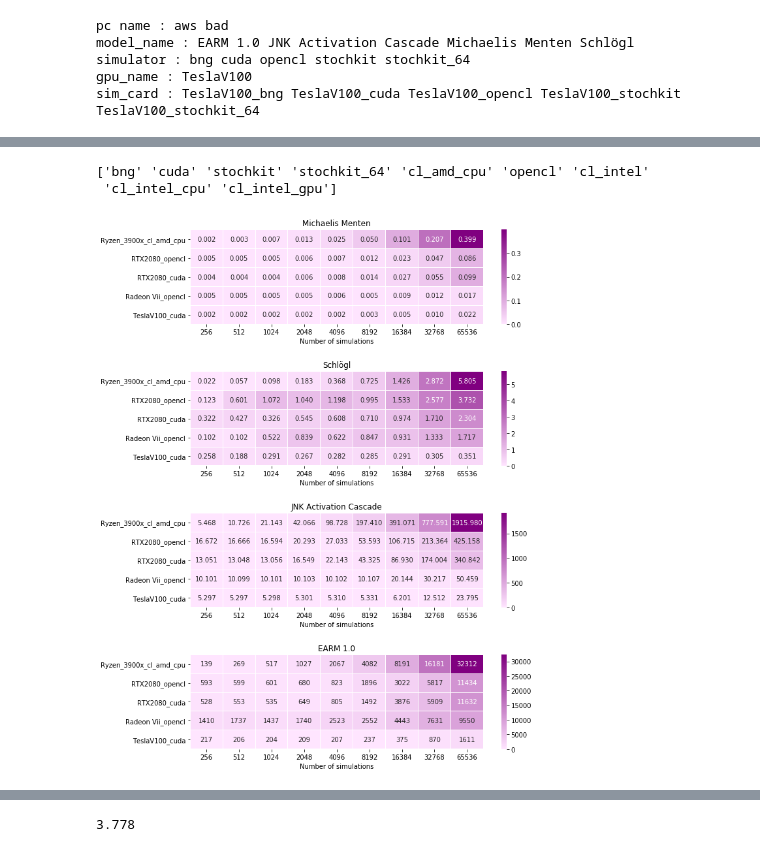
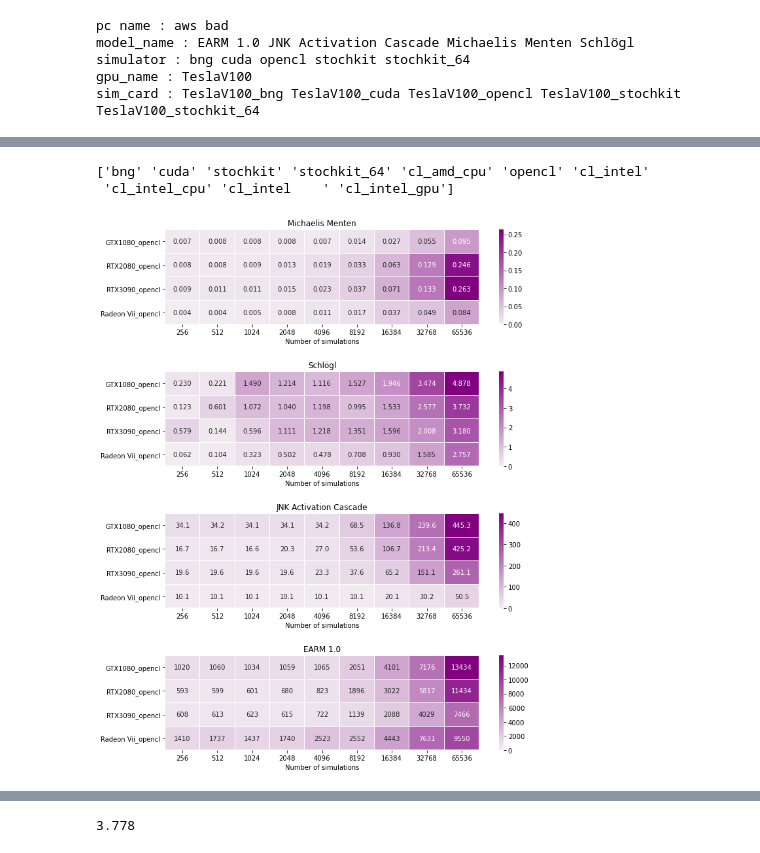
Before and after one commit to LoLab-MSM/GPU_SSA_paper2023, a Jupyter notebook: create_plots.ipynb, the cells around one changed output, grey strips where cells are left out. Drawn from its saved outputs; the diff is of its cells as text; code cells hidden in the pictures.

```diff
--- a/create_plots.ipynb
+++ b/create_plots.ipynb
@@ -57,0 +12,2 @@ def print_opts(d):
+# %%
+d = load_rage()
@@ -144,0 +203,27 @@ compare_times(tesla_results)
+# %%
+fig = plt.figure(figsize=(12, 6))
+# ax = sns.barplot(x="model_name", y="sim_time", hue="n_gpus", data=rage_large,
+#                 estimator=None)
+fig.add_subplot(121)
+rage_large = rage.loc[rage.n_sim > 2**10].copy()
+earm_only = rage_large.loc[rage_large.model_name == 'EARM 1.0'].copy()
+g = sns.barplot(
+    data=earm_only,
+    x="n_sim", y="sim_time", hue="n_gpus",
+    ci="sd", palette="dark", alpha=.6,
+)
+g.set(yscale="log")
+plt.title("EARM 1.0 GPU scaling using OpenCL")
+
+fig.add_subplot(122)
+pivot_earm_only = pd.pivot_table(earm_only, index='n_sim', values='sim_time', columns=['n_gpus'])
+print(pivot_earm_only.head(5))
+pivot_earm_only['ratio'] = pivot_earm_only[1]/pivot_earm_only[4]
+# print(ratio.head(5))
+pivot_earm_only.reset_index(inplace=True)
+sns.barplot(data=pivot_earm_only,x='n_sim', y='ratio')
+plt.ylabel("Ratio")
+plt.title("Timing speedup using 4 GPUs compared to 1")
+save_name = 'earm_gpu_scaling'
+plt.savefig('{}.png'.format(save_name), dpi=300, bbox_inches='tight', transparent=False)
+plt.savefig('{}.pdf'.format(save_name), dpi=300, bbox_inches='tight')
@@ -399,40 +489,46 @@ def compare_amd_nvidia():
         )
 #         print(d.index.values)
         keep = [
-            'Ryzen_3900x_cl_amd_cpu',
+#             'Ryzen_3900x_cl_amd_cpu',
 #             'HD7970_opencl',
 #             'GTX980Ti_opencl',
 #             'GTX980Ti_cuda',
-#             'GTX1080_opencl',
+            'GTX1080_opencl',
 #             'GTX1080_cuda',
             'RTX2080_opencl',
-            'RTX2080_cuda' ,
+#             'RTX2080_cuda',
+            'RTX3090_opencl',
+#             'RTX3090_cuda',
+
 #             'TeslaK20c_opencl',
 #             'TeslaK20c_cuda',
 #             'TeslaV100_opencl',
             'Radeon Vii_opencl',
-            'TeslaV100_cuda',
+#             'TeslaV100_cuda',
+#             'TeslaV100_opencl',
         ]
         d = d.reindex(keep)
         ax = fig.add_subplot(4, 1, n + 1)
         ax.set_title(m)
         if m == 'EARM 1.0':
             fmt = '.0f'
+        elif m == 'JNK Activation Cascade':
+            fmt = '0.1f'
         else:
             fmt = '.3f'
         sns.heatmap(data=d, cmap=pal, linewidths=0.01, vmin=0, annot=True,
                     fmt=fmt, ax=ax)
         plt.ylabel('')
         plt.xlabel("Number of simulations")
     plt.tight_layout()
     plt.subplots_adjust(hspace=.5)
     plt.savefig("compare_amd_nvidia_opencl.png", bbox_inches='tight', dpi=300)
     plt.show()
 
 
 compare_amd_nvidia()
 # %% [output]
 ['bng' 'cuda' 'stochkit' 'stochkit_64' 'cl_amd_cpu' 'opencl' 'cl_intel'
- 'cl_intel_cpu' 'cl_intel_gpu']
+ 'cl_intel_cpu' 'cl_intel    ' 'cl_intel_gpu']
-[figure, old version]
+[figure, new version]
 # %%
```
Also changed, not shown: parts of 27 cells of this notebook, 51 other files.
